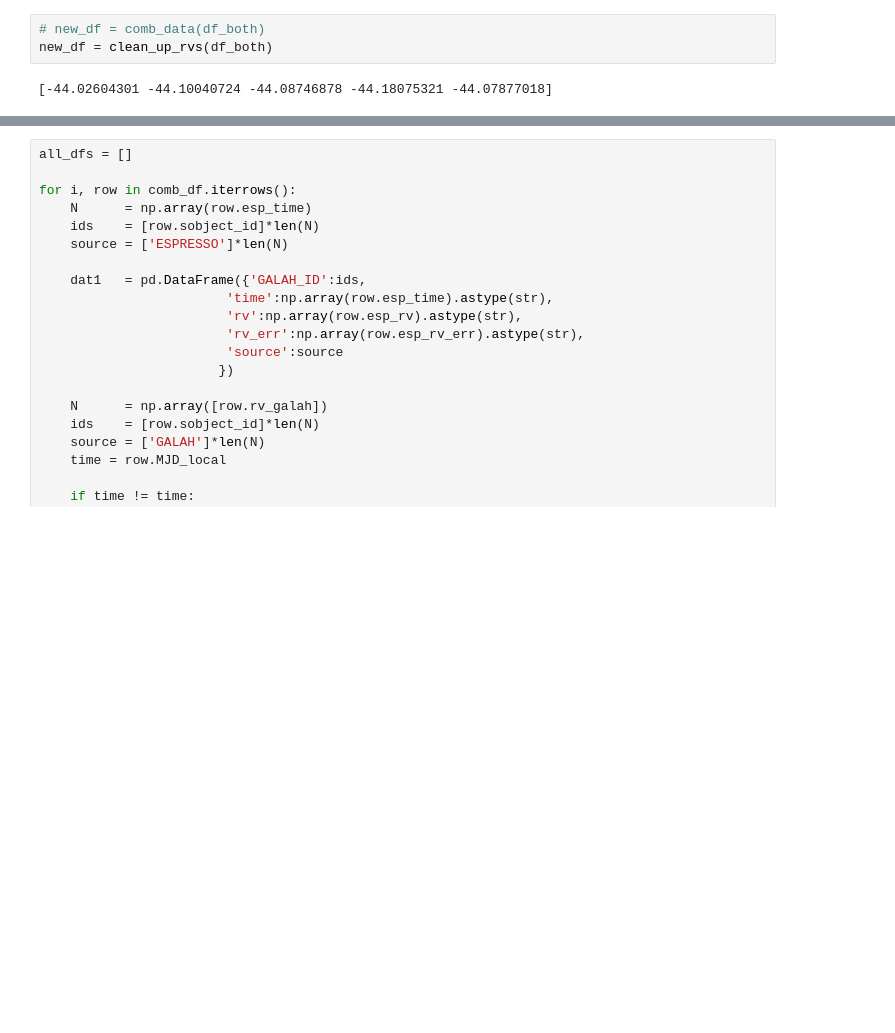
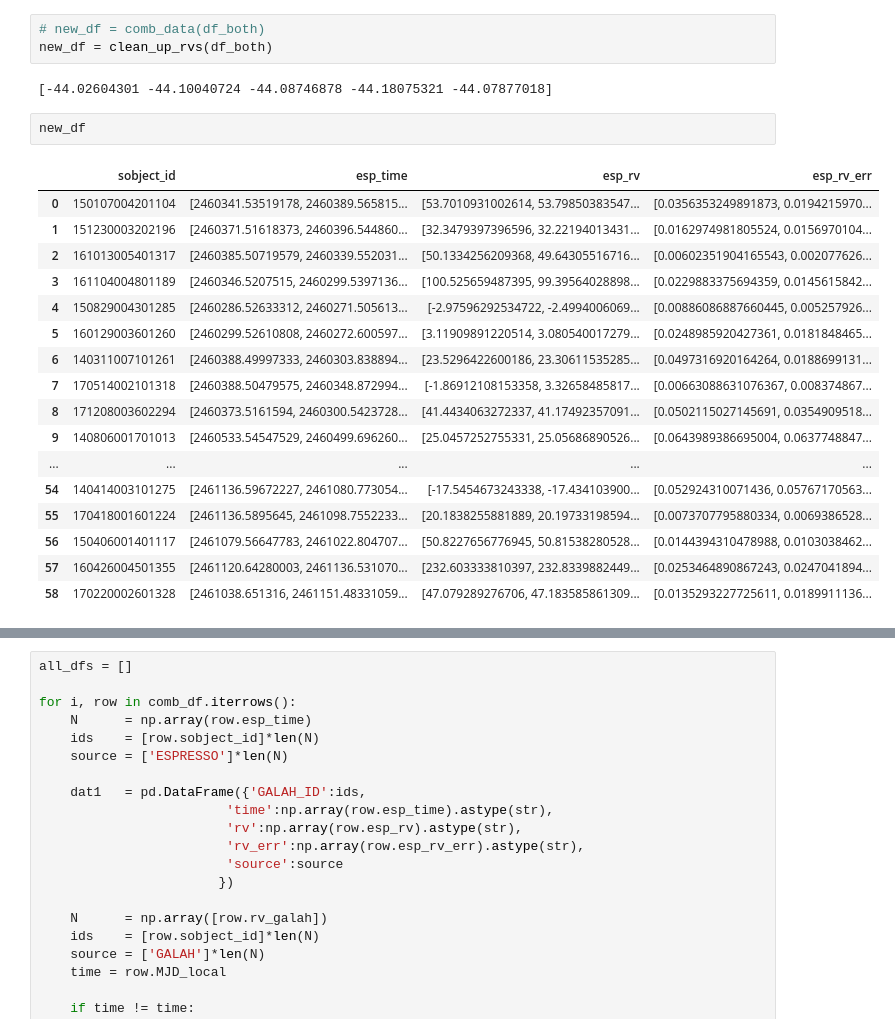
Before and after one commit to MaryumSayeed/ESPRESSO, a Jupyter notebook: scripts/combine_rvs.ipynb, the cells around one changed output, grey strips where cells are left out. Cells and saved outputs as stored; diff of their text form; blank space fills up the shorter version.

```diff
--- a/scripts/combine_rvs.ipynb
+++ b/scripts/combine_rvs.ipynb
@@ -290,6 +306,26 @@ def clean_up_rvs(df):
 new_df = clean_up_rvs(df_both)
 # %% [output]
 [-44.02604301 -44.10040724 -44.08746878 -44.18075321 -44.07877018]
+# %%
+new_df
+# %% [output]
+|  | sobject_id | esp_time | esp_rv | esp_rv_err |
+| 0 | 150107004201104 | [2460341.53519178, 2460389.565815... | [53.7010931002614, 53.79850383547... | [0.0356353249891873, 0.0194215970... |
+| 1 | 151230003202196 | [2460371.51618373, 2460396.544860... | [32.3479397396596, 32.22194013431... | [0.0162974981805524, 0.0156970104... |
+| 2 | 161013005401317 | [2460385.50719579, 2460339.552031... | [50.1334256209368, 49.64305516716... | [0.00602351904165543, 0.002077626... |
+| 3 | 161104004801189 | [2460346.5207515, 2460299.5397136... | [100.525659487395, 99.39564028898... | [0.0229883375694359, 0.0145615842... |
+| 4 | 150829004301285 | [2460286.52633312, 2460271.505613... | [-2.97596292534722, -2.4994006069... | [0.00886086887660445, 0.005257926... |
+| 5 | 160129003601260 | [2460299.52610808, 2460272.600597... | [3.11909891220514, 3.080540017279... | [0.0248985920427361, 0.0181848465... |
+| 6 | 140311007101261 | [2460388.49997333, 2460303.838894... | [23.5296422600186, 23.30611535285... | [0.0497316920164264, 0.0188699131... |
+| 7 | 170514002101318 | [2460388.50479575, 2460348.872994... | [-1.86912108153358, 3.32658485817... | [0.00663088631076367, 0.008374867... |
+| 8 | 171208003602294 | [2460373.5161594, 2460300.5423728... | [41.4434063272337, 41.17492357091... | [0.0502115027145691, 0.0354909518... |
+| 9 | 140806001701013 | [2460533.54547529, 2460499.696260... | [25.0457252755331, 25.05686890526... | [0.0643989386695004, 0.0637748847... |
+| ... | ... | ... | ... | ... |
+| 54 | 140414003101275 | [2461136.59672227, 2461080.773054... | [-17.5454673243338, -17.434103900... | [0.052924310071436, 0.05767170563... |
+| 55 | 170418001601224 | [2461136.5895645, 2461098.7552233... | [20.1838255881889, 20.19733198594... | [0.0073707795880334, 0.0069386528... |
+| 56 | 150406001401117 | [2461079.56647783, 2461022.804707... | [50.8227656776945, 50.81538280528... | [0.0144394310478988, 0.0103038462... |
+| 57 | 160426004501355 | [2461120.64280003, 2461136.531070... | [232.603333810397, 232.8339882449... | [0.0253464890867243, 0.0247041894... |
+| 58 | 170220002601328 | [2461038.651316, 2461151.48331059... | [47.079289276706, 47.183585861309... | [0.0135293227725611, 0.0189911136... |
 # %%
 
 df_both_1 = df_both.drop(columns=['esp_time','esp_rv','esp_rv_err'])
```
Also changed, not shown: parts of 28 cells of this notebook.
